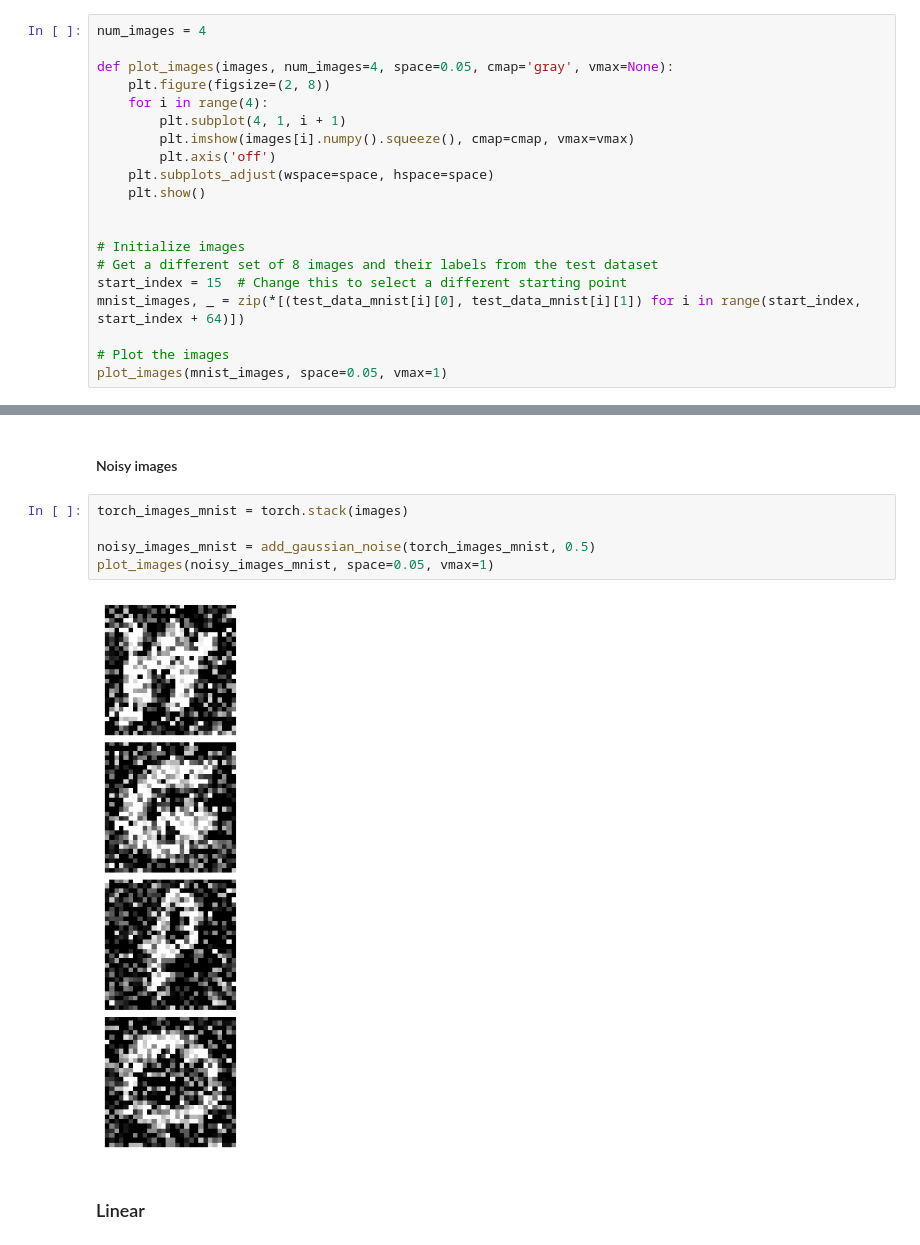
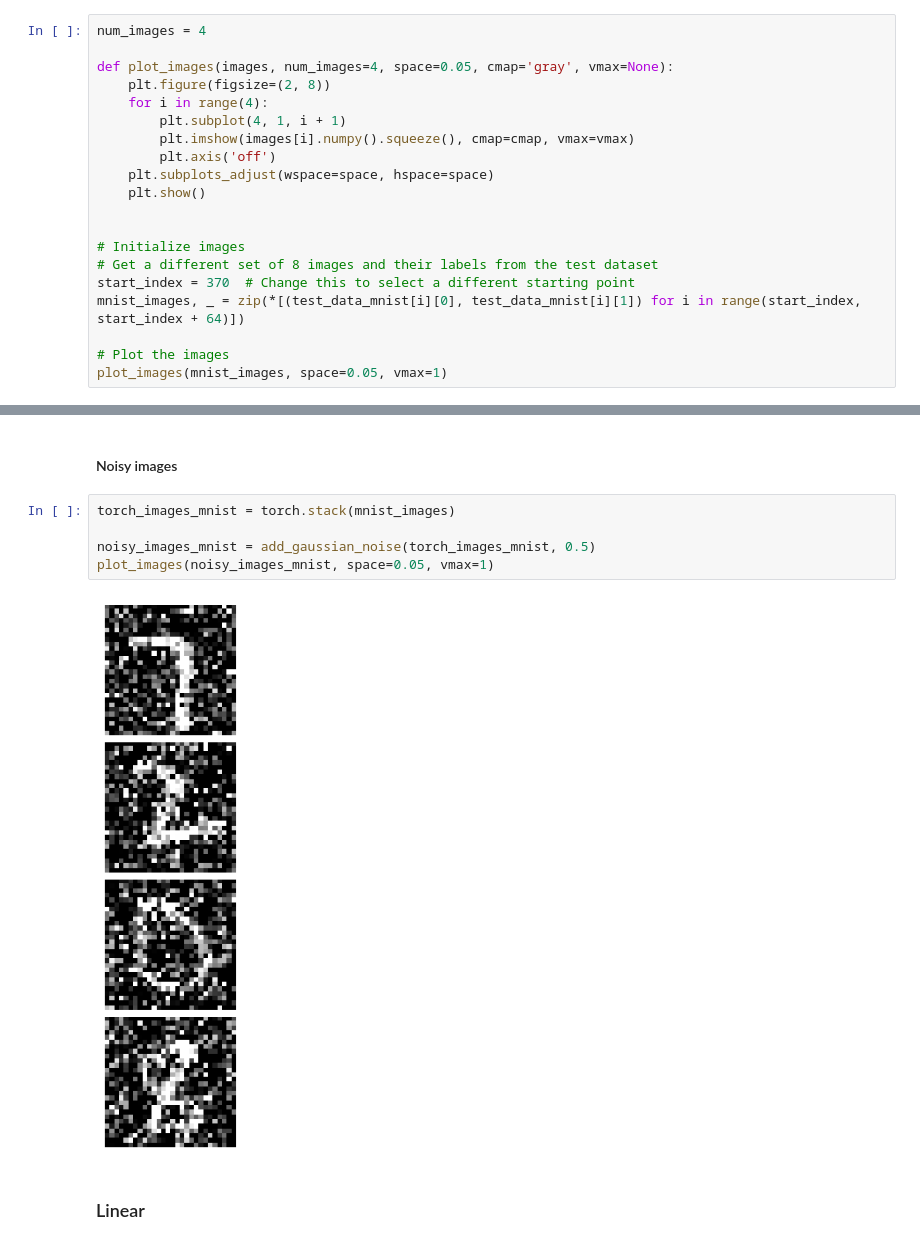
Before and after one commit to joshuarooijakkers/bayesian_denoising_autoencoder, a Jupyter notebook: plots_mnist.ipynb, the cells around one changed output, grey strips where cells are left out. Cells and saved outputs as stored; diff of their text form.

```diff
--- a/plots_mnist.ipynb
+++ b/plots_mnist.ipynb
@@ -475,7 +656,7 @@ def plot_images(images, num_images=4, space=0.05, cmap='gray', vmax=None):
 
 # Initialize images
 # Get a different set of 8 images and their labels from the test dataset
-start_index = 15  # Change this to select a different starting point
+start_index = 370  # Change this to select a different starting point
 mnist_images, _ = zip(*[(test_data_mnist[i][0], test_data_mnist[i][1]) for i in range(start_index, start_index + 64)])
 
 # Plot the images
@@ -485,12 +666,12 @@ plot_images(mnist_images, space=0.05, vmax=1)
 # %% [markdown]
 #### Noisy images
 # %%
-torch_images_mnist = torch.stack(images)
+torch_images_mnist = torch.stack(mnist_images)
 
 noisy_images_mnist = add_gaussian_noise(torch_images_mnist, 0.5)
 plot_images(noisy_images_mnist, space=0.05, vmax=1)
 # %% [output]
-[figure, old version]
+[figure, new version]
 # %% [markdown]
 ### Linear
 # %% [markdown]
```
Also changed, not shown: parts of 59 cells of this notebook.
